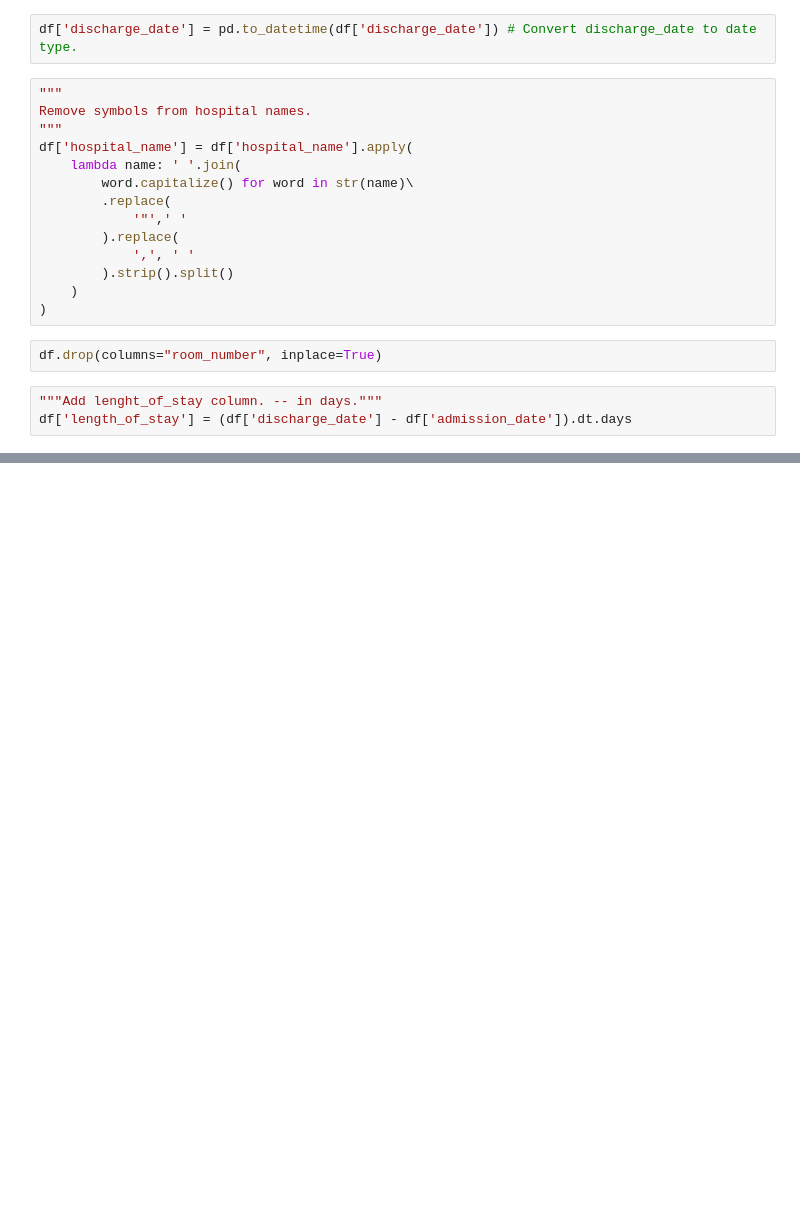
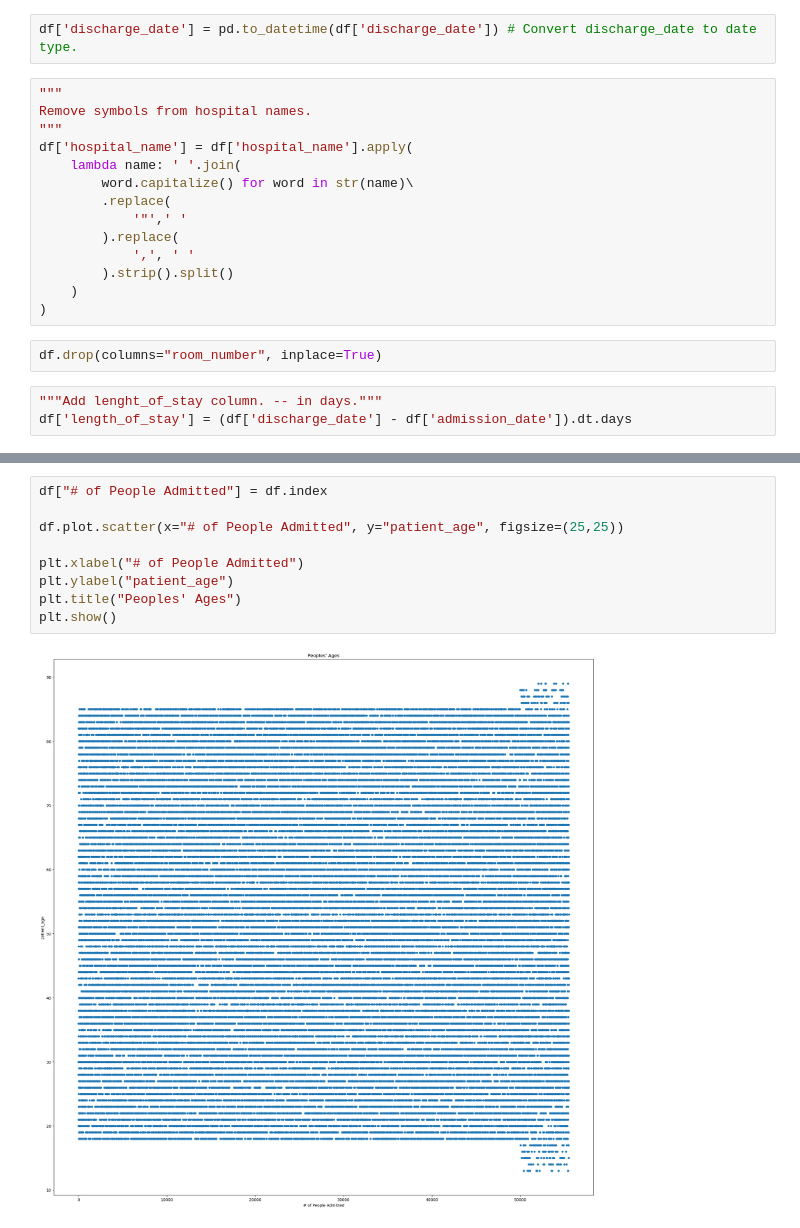
Before and after one commit to abhinna1/CSE4-587-Data-Intensive-Computing, a Jupyter notebook: main.ipynb, the cells around one changed output, grey strips where cells are left out. Saved outputs shown, nothing was run; the diff lists cells and outputs as text; blank space fills up the shorter version.

```diff
--- a/main.ipynb
+++ b/main.ipynb
@@ -103,0 +220,11 @@ plt.show()
+# %%
+df["# of People Admitted"] = df.index
+
+df.plot.scatter(x="# of People Admitted", y="patient_age", figsize=(25,25))
+
+plt.xlabel("# of People Admitted")
+plt.ylabel("patient_age")
+plt.title("Peoples' Ages")
+plt.show()
+# %% [output]
+[figure, added]
```
Also changed, not shown: parts of 14 cells of this notebook.
